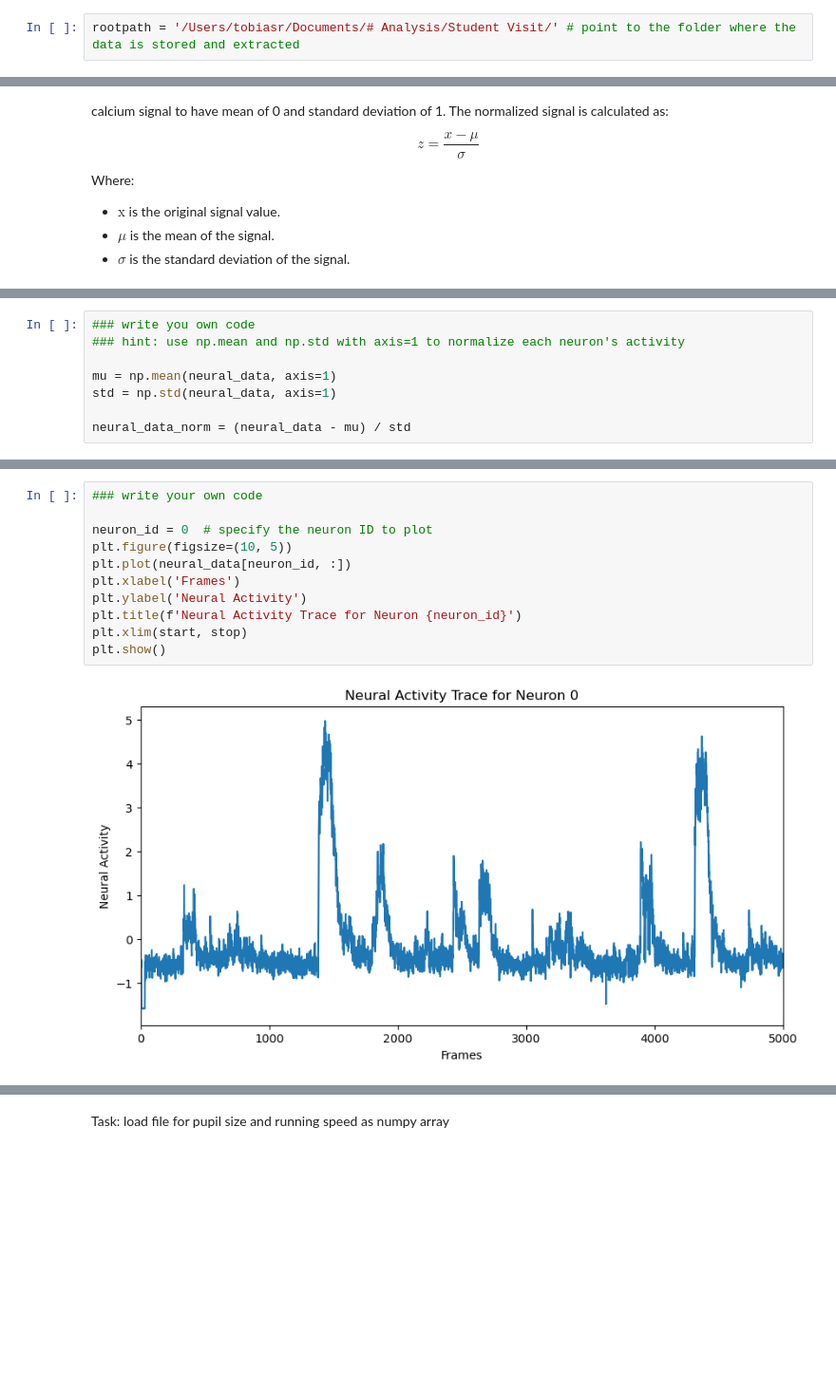
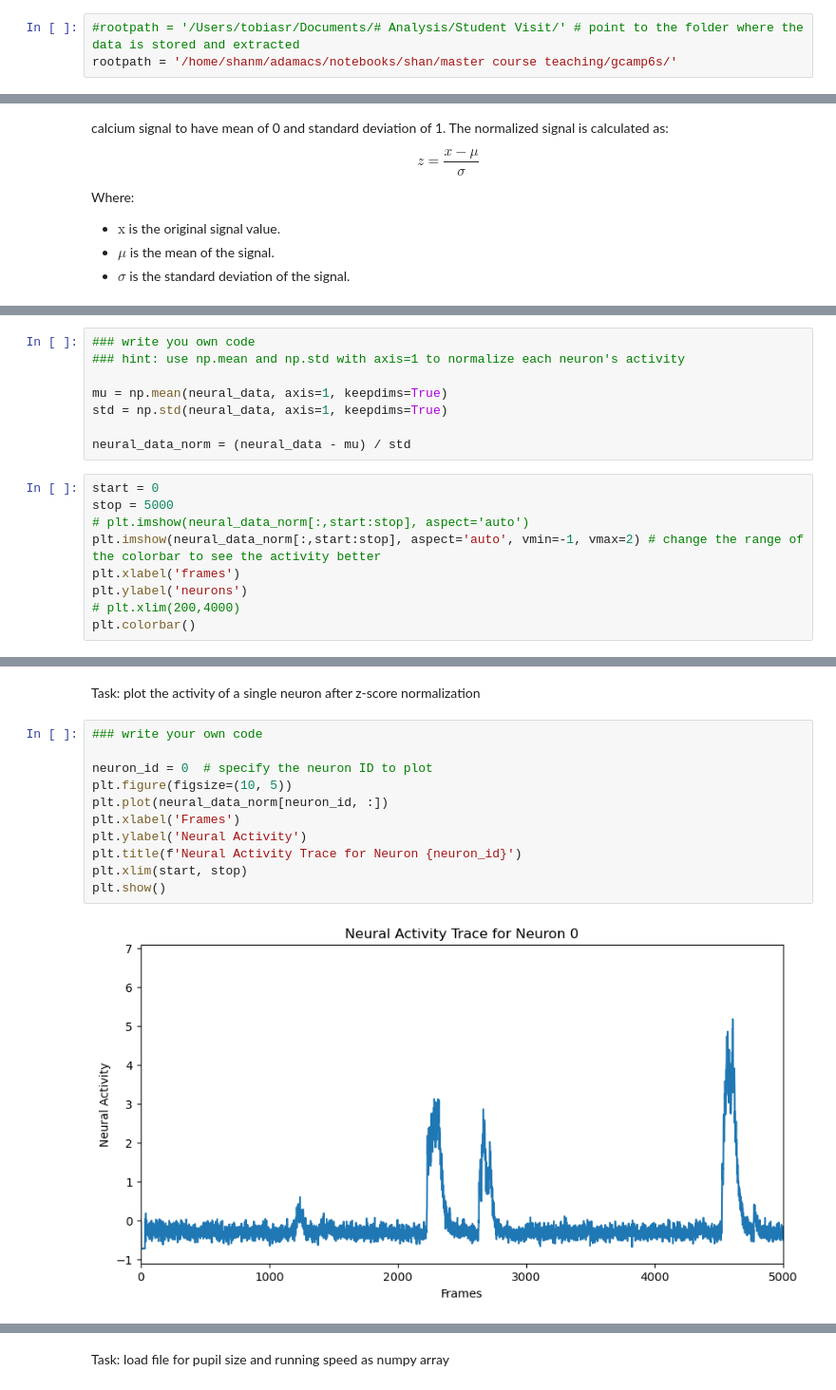
Before and after one commit to troselab/PM2-visual-physiology, a Jupyter notebook: 20241202_grating_tuning_v1.ipynb, the cells around one changed output, grey strips where cells are left out. Shown at 95% size. Saved outputs shown, nothing was run; the diff lists cells and outputs as text; blank space fills up the shorter version.

```diff
--- a/20241202_grating_tuning_v1.ipynb
+++ b/20241202_grating_tuning_v1.ipynb
@@ -17,7 +17,8 @@ Here we need to download 4 npy files from (https://uni-bonn.sciebo.de/s/K5hfg9hF
 * ***pupil_size.npy***, pupil size (diameter), one row for pupil size, one row for corresponding time
 * ***running_speed.npy***, running speed,one row for running speed, one row for corresponding time
 # %%
-rootpath = '/Users/tobiasr/Documents/# Analysis/Student Visit/' # point to the folder where the data is stored and extracted
+#rootpath = '/Users/tobiasr/Documents/# Analysis/Student Visit/' # point to the folder where the data is stored and extracted
+rootpath = '/home/shanm/adamacs/notebooks/shan/master course teaching/gcamp6s/'
 # %%
 ### to load neural activity as numpy array
 
@@ -57,7 +57,16 @@ Task: Normalize the neural activity using above formula, and then plot the activ
 ### write you own code
 ### hint: use np.mean and np.std with axis=1 to normalize each neuron's activity
 
-mu = np.mean(neural_data, axis=1)
-std = np.std(neural_data, axis=1)
+mu = np.mean(neural_data, axis=1, keepdims=True)
+std = np.std(neural_data, axis=1, keepdims=True)
 
 neural_data_norm = (neural_data - mu) / std
+# %%
+start = 0
+stop = 5000
+# plt.imshow(neural_data_norm[:,start:stop], aspect='auto')
+plt.imshow(neural_data_norm[:,start:stop], aspect='auto', vmin=-1, vmax=2) # change the range of the colorbar to see the activity better
+plt.xlabel('frames')
+plt.ylabel('neurons')
+# plt.xlim(200,4000)
+plt.colorbar()
@@ -64,13 +76,15 @@ neural_data_norm = (neural_data - mu) / std
+# %% [markdown]
+Task: plot the activity of a single neuron after z-score normalization
 # %%
 ### write your own code
 
 neuron_id = 0  # specify the neuron ID to plot
 plt.figure(figsize=(10, 5))
-plt.plot(neural_data[neuron_id, :])
+plt.plot(neural_data_norm[neuron_id, :])
 plt.xlabel('Frames')
 plt.ylabel('Neural Activity')
 plt.title(f'Neural Activity Trace for Neuron {neuron_id}')
 plt.xlim(start, stop)
 plt.show()
 # %% [output]
-[figure, old version]
+[figure, new version]
```
Also changed, not shown: parts of 24 cells of this notebook.
